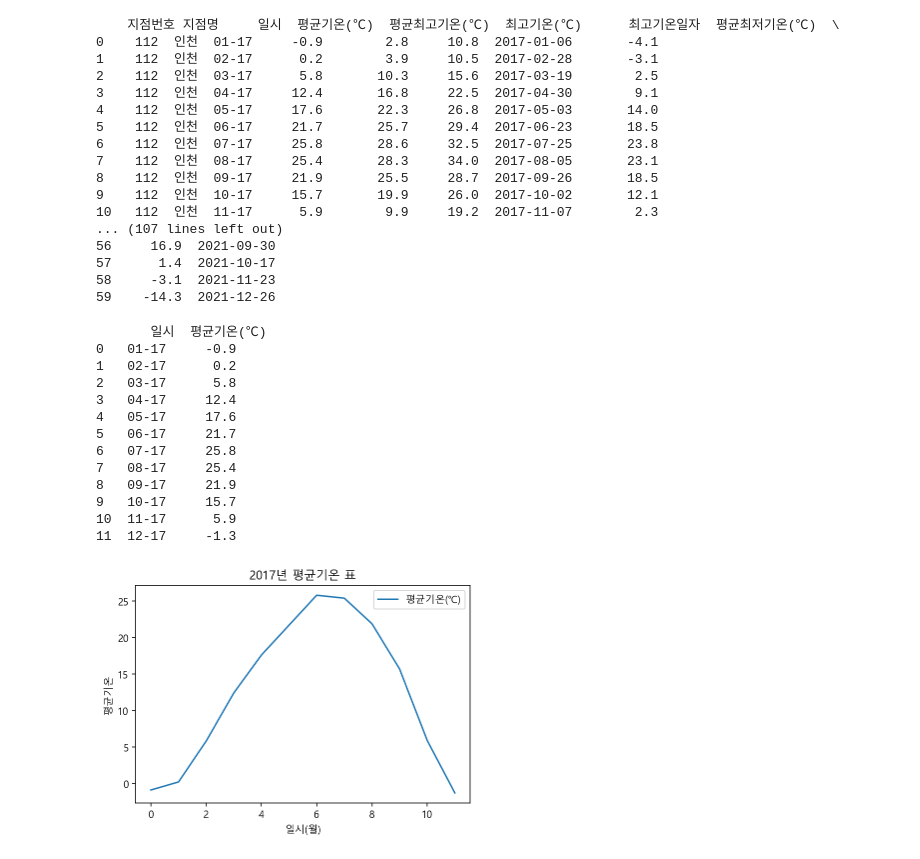
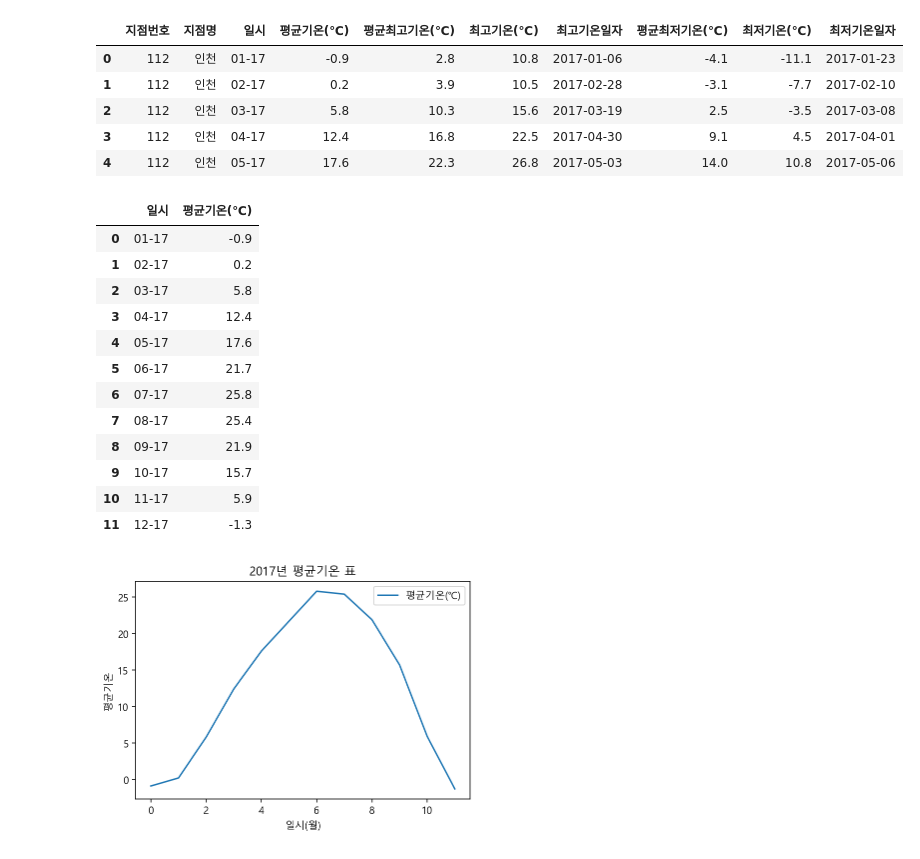
Before and after one commit to afl268/python, a Jupyter notebook: Line.ipynb, the cells around one changed output. Saved outputs shown, nothing was run; the diff lists cells and outputs as text; code cells hidden in the pictures.

```diff
--- a/Line.ipynb
+++ b/Line.ipynb
@@ -8,45 +8,34 @@ matplotlib.rc('axes',unicode_minus = False)
 matplotlib.rc('font',family = 'Malgun Gothic')
 # %%
 df = pd.read_csv('C:/Users/emoot/data/incheon17213.csv',encoding='cp949')
-print(df)
+df.head()
 # %% [output]
-    지점번호 지점명     일시  평균기온(℃)  평균최고기온(℃)  최고기온(℃)      최고기온일자  평균최저기온(℃)  \
-0    112  인천  01-17     -0.9        2.8     10.8  2017-01-06       -4.1
-1    112  인천  02-17      0.2        3.9     10.5  2017-02-28       -3.1
-2    112  인천  03-17      5.8       10.3     15.6  2017-03-19        2.5
-3    112  인천  04-17     12.4       16.8     22.5  2017-04-30        9.1
-4    112  인천  05-17     17.6       22.3     26.8  2017-05-03       14.0
-5    112  인천  06-17     21.7       25.7     29.4  2017-06-23       18.5
-6    112  인천  07-17     25.8       28.6     32.5  2017-07-25       23.8
-7    112  인천  08-17     25.4       28.3     34.0  2017-08-05       23.1
-8    112  인천  09-17     21.9       25.5     28.7  2017-09-26       18.5
-9    112  인천  10-17     15.7       19.9     26.0  2017-10-02       12.1
-10   112  인천  11-17      5.9        9.9     19.2  2017-11-07        2.3
-... (107 lines left out)
-56     16.9  2021-09-30
-57      1.4  2021-10-17
-58     -3.1  2021-11-23
-59    -14.3  2021-12-26
+|  | 지점번호 | 지점명 | 일시 | 평균기온(℃) | 평균최고기온(℃) | 최고기온(℃) | 최고기온일자 | 평균최저기온(℃) | 최저기온(℃) | 최저기온일자 |
+| 0 | 112 | 인천 | 01-17 | -0.9 | 2.8 | 10.8 | 2017-01-06 | -4.1 | -11.1 | 2017-01-23 |
+| 1 | 112 | 인천 | 02-17 | 0.2 | 3.9 | 10.5 | 2017-02-28 | -3.1 | -7.7 | 2017-02-10 |
+| 2 | 112 | 인천 | 03-17 | 5.8 | 10.3 | 15.6 | 2017-03-19 | 2.5 | -3.5 | 2017-03-08 |
+| 3 | 112 | 인천 | 04-17 | 12.4 | 16.8 | 22.5 | 2017-04-30 | 9.1 | 4.5 | 2017-04-01 |
+| 4 | 112 | 인천 | 05-17 | 17.6 | 22.3 | 26.8 | 2017-05-03 | 14.0 | 10.8 | 2017-05-06 |
 # %%
 subset = df[['일시','평균기온(℃)']]
 subset1 = subset[0:12]
-print(subset1)
+subset1
 
 # csv에서 특정 열 추출 후 총 5년간의 데이터 중 1년치 행 추출
 # %% [output]
-       일시  평균기온(℃)
-0   01-17     -0.9
-1   02-17      0.2
-2   03-17      5.8
-3   04-17     12.4
-4   05-17     17.6
-5   06-17     21.7
-6   07-17     25.8
-7   08-17     25.4
-8   09-17     21.9
-9   10-17     15.7
-10  11-17      5.9
-11  12-17     -1.3
+|  | 일시 | 평균기온(℃) |
+| 0 | 01-17 | -0.9 |
+| 1 | 02-17 | 0.2 |
+| 2 | 03-17 | 5.8 |
+| 3 | 04-17 | 12.4 |
+| 4 | 05-17 | 17.6 |
+| 5 | 06-17 | 21.7 |
+| 6 | 07-17 | 25.8 |
+| 7 | 08-17 | 25.4 |
+| 8 | 09-17 | 21.9 |
+| 9 | 10-17 | 15.7 |
+| 10 | 11-17 | 5.9 |
+| 11 | 12-17 | -1.3 |
 # %%
 subset1.plot()
 plt.title("2017년 평균기온 표")
```
Also changed, not shown: 1 other file.
